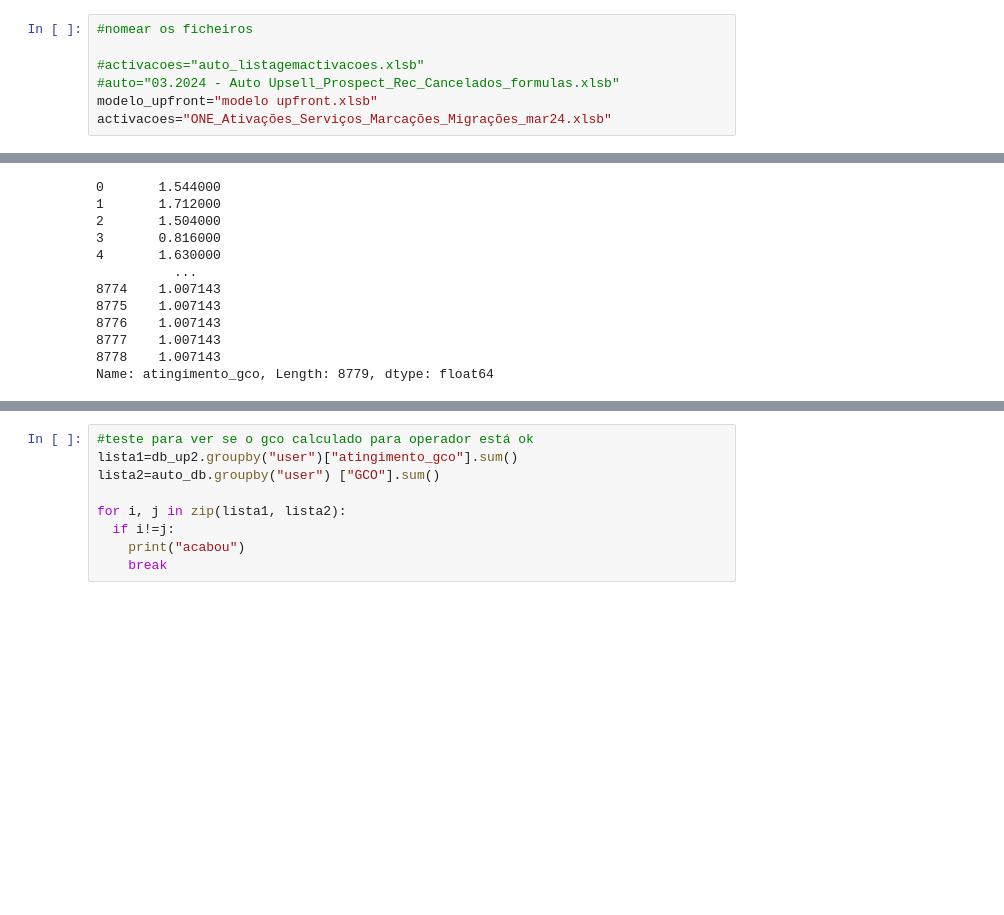
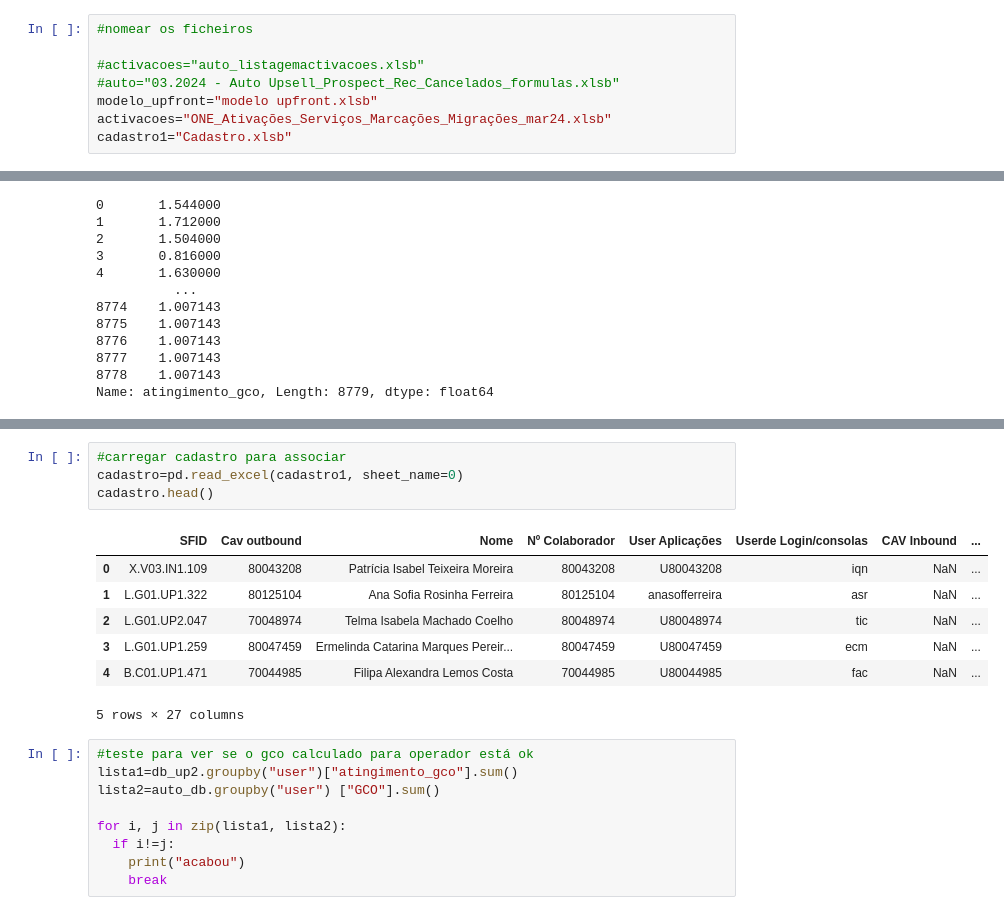
Before and after one commit to josepmatias/ONE, a Jupyter notebook: auto_campanhas.ipynb, the cells around one changed output, grey strips where cells are left out. Drawn from its saved outputs; the diff is of its cells as text; blank space fills up the shorter version.

```diff
--- a/auto_campanhas.ipynb
+++ b/auto_campanhas.ipynb
@@ -16,6 +16,7 @@ Successfully installed pyxlsb-1.0.10
 #auto="03.2024 - Auto Upsell_Prospect_Rec_Cancelados_formulas.xlsb"
 modelo_upfront="modelo upfront.xlsb"
 activacoes="ONE_Ativações_Serviços_Marcações_Migrações_mar24.xlsb"
+cadastro1="Cadastro.xlsb"
 # %%
 #carregar ficheiro de activações e auto
 
@@ -190,3 +212,15 @@ Name: atingimento_gco, Length: 8779, dtype: float64
+# %%
+#carregar cadastro para associar
+cadastro=pd.read_excel(cadastro1, sheet_name=0)
+cadastro.head()
+# %% [output]
+|  | SFID | Cav outbound | Nome | Nº Colaborador | User Aplicações | Userde Login/consolas | CAV Inbound | ... |
+| 0 | X.V03.IN1.109 | 80043208 | Patrícia Isabel Teixeira Moreira | 80043208 | U80043208 | iqn | NaN | ... |
+| 1 | L.G01.UP1.322 | 80125104 | Ana Sofia Rosinha Ferreira | 80125104 | anasofferreira | asr | NaN | ... |
+| 2 | L.G01.UP2.047 | 70048974 | Telma Isabela Machado Coelho | 80048974 | U80048974 | tic | NaN | ... |
+| 3 | L.G01.UP1.259 | 80047459 | Ermelinda Catarina Marques Pereir... | 80047459 | U80047459 | ecm | NaN | ... |
+| 4 | B.C01.UP1.471 | 70044985 | Filipa Alexandra Lemos Costa | 70044985 | U80044985 | fac | NaN | ... |
+5 rows × 27 columns
 # %%
 #teste para ver se o gco calculado para operador está ok
 lista1=db_up2.groupby("user")["atingimento_gco"].sum()
```
Also changed, not shown: parts of 2 cells of this notebook.
